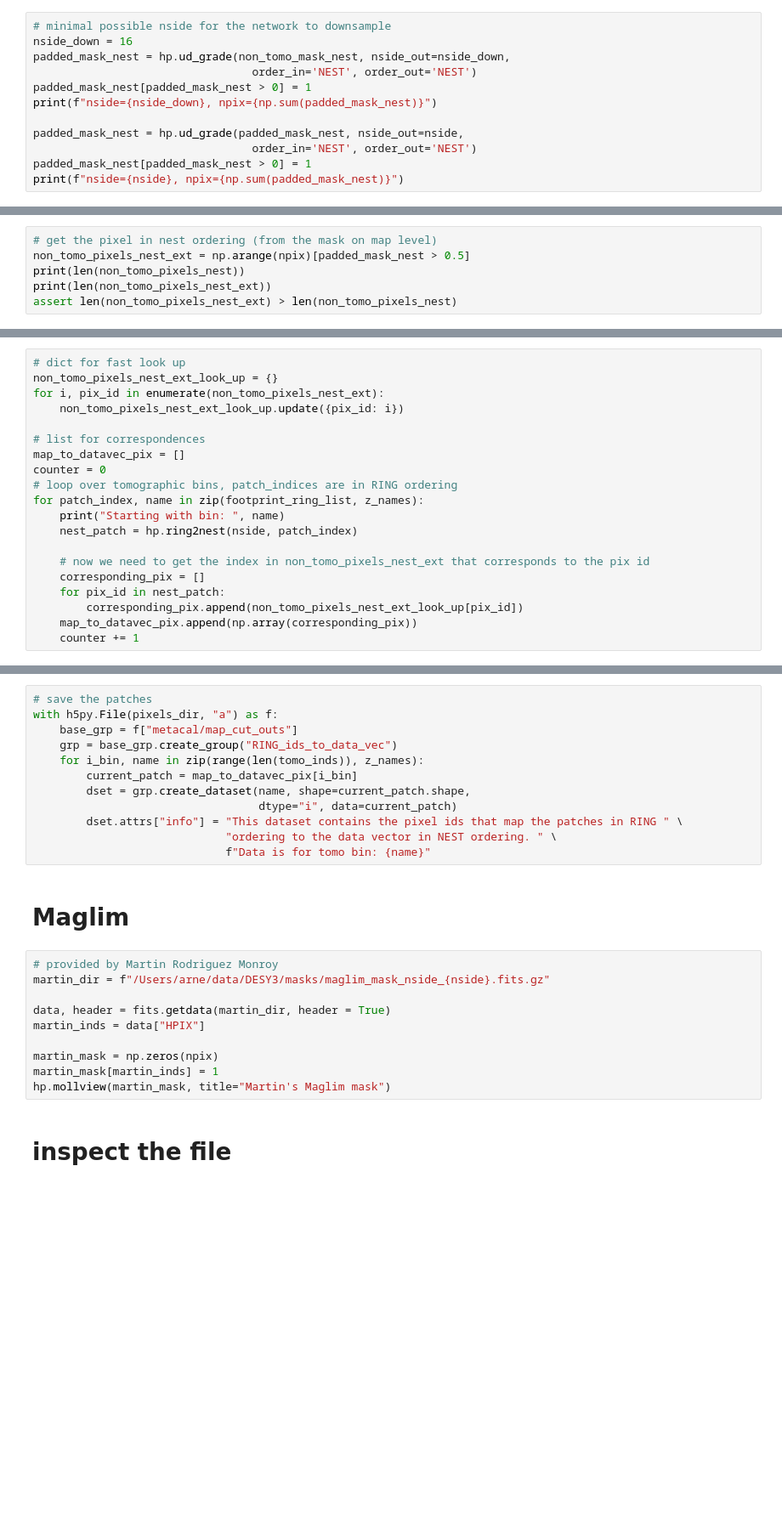
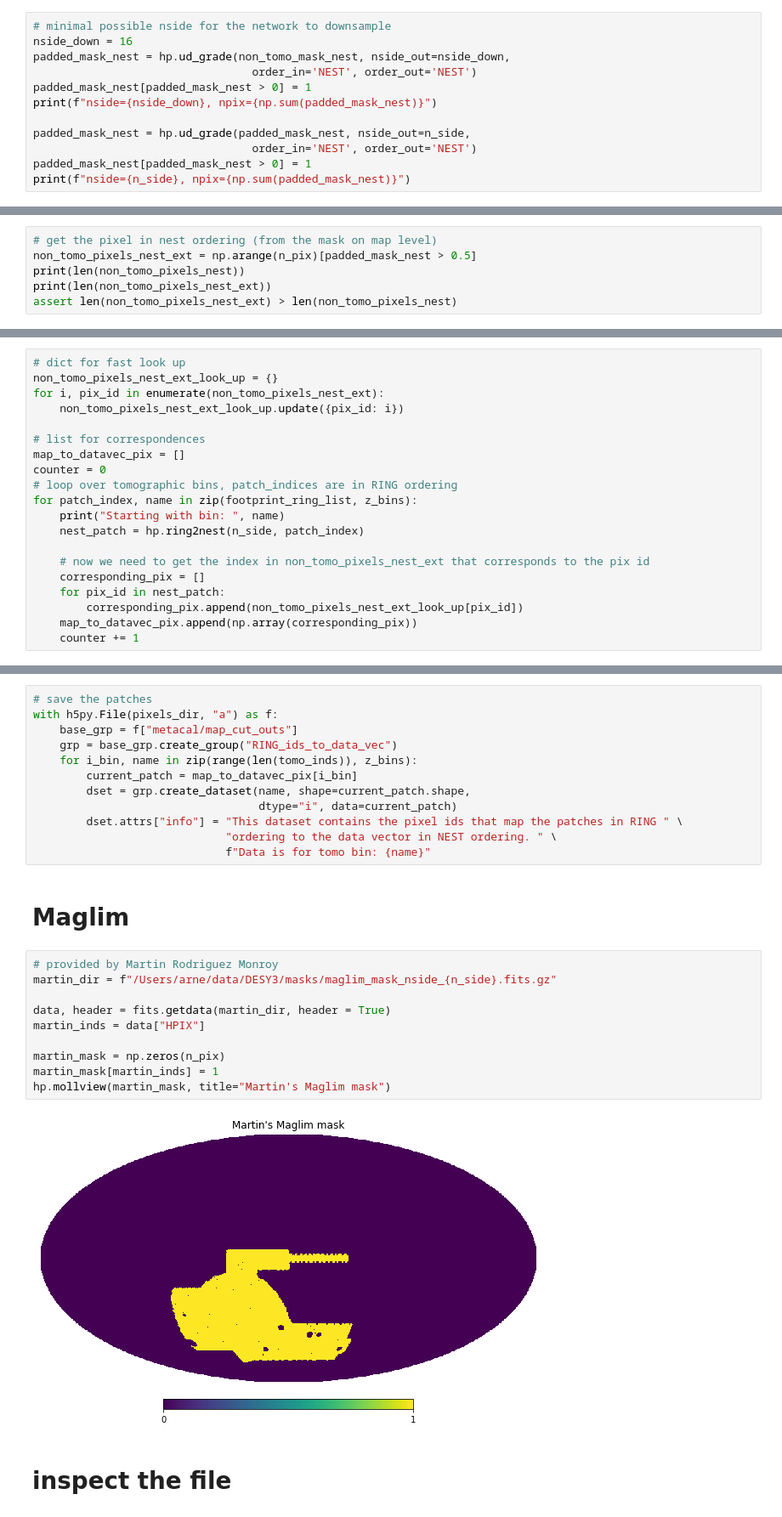
Before and after one commit to des-science/multiprobe-simulation-forward-model, a Jupyter notebook: notebooks/survey_file_gen/pixel_file.ipynb, the cells around one changed output, grey strips where cells are left out. Shown at 85% size. Cells and saved outputs as stored; diff of their text form; blank space fills up the shorter version.

```diff
--- a/notebooks/survey_file_gen/pixel_file.ipynb
+++ b/notebooks/survey_file_gen/pixel_file.ipynb
@@ -345,10 +355,10 @@ padded_mask_nest = hp.ud_grade(non_tomo_mask_nest, nside_out=nside_down,
 padded_mask_nest[padded_mask_nest > 0] = 1
 print(f"nside={nside_down}, npix={np.sum(padded_mask_nest)}")
 
-padded_mask_nest = hp.ud_grade(padded_mask_nest, nside_out=nside,
+padded_mask_nest = hp.ud_grade(padded_mask_nest, nside_out=n_side,
                                  order_in='NEST', order_out='NEST')
 padded_mask_nest[padded_mask_nest > 0] = 1
-print(f"nside={nside}, npix={np.sum(padded_mask_nest)}")
+print(f"nside={n_side}, npix={np.sum(padded_mask_nest)}")
 # %% [output]
 nside=16, npix=453.0
 nside=512, npix=463872.0
@@ -359,7 +369,7 @@ hp.mollview(padded_mask_nest, nest=True, title="padded non tomographic mask", cb
 [figure]
 # %%
 # get the pixel in nest ordering (from the mask on map level)
-non_tomo_pixels_nest_ext = np.arange(npix)[padded_mask_nest > 0.5]
+non_tomo_pixels_nest_ext = np.arange(n_pix)[padded_mask_nest > 0.5]
 print(len(non_tomo_pixels_nest))
 print(len(non_tomo_pixels_nest_ext))
 assert len(non_tomo_pixels_nest_ext) > len(non_tomo_pixels_nest)
@@ -391,9 +401,9 @@ for i, pix_id in enumerate(non_tomo_pixels_nest_ext):
 map_to_datavec_pix = []
 counter = 0
 # loop over tomographic bins, patch_indices are in RING ordering
-for patch_index, name in zip(footprint_ring_list, z_names):
+for patch_index, name in zip(footprint_ring_list, z_bins):
     print("Starting with bin: ", name)
-    nest_patch = hp.ring2nest(nside, patch_index)
+    nest_patch = hp.ring2nest(n_side, patch_index)
 
     # now we need to get the index in non_tomo_pixels_nest_ext that corresponds to the pix id
     corresponding_pix = []
@@ -411,7 +421,7 @@ Starting with bin:  desy3metacal4
 with h5py.File(pixels_dir, "a") as f:
     base_grp = f["metacal/map_cut_outs"]
     grp = base_grp.create_group("RING_ids_to_data_vec")
-    for i_bin, name in zip(range(len(tomo_inds)), z_names):
+    for i_bin, name in zip(range(len(tomo_inds)), z_bins):
         current_patch = map_to_datavec_pix[i_bin]
         dset = grp.create_dataset(name, shape=current_patch.shape,
                                   dtype="i", data=current_patch)
@@ -422,14 +432,16 @@ with h5py.File(pixels_dir, "a") as f:
 # Maglim
 # %%
 # provided by Martin Rodriguez Monroy
-martin_dir = f"/Users/arne/data/DESY3/masks/maglim_mask_nside_{nside}.fits.gz"
+martin_dir = f"/Users/arne/data/DESY3/masks/maglim_mask_nside_{n_side}.fits.gz"
 
 data, header = fits.getdata(martin_dir, header = True)
 martin_inds = data["HPIX"]
 
-martin_mask = np.zeros(npix)
+martin_mask = np.zeros(n_pix)
 martin_mask[martin_inds] = 1
 hp.mollview(martin_mask, title="Martin's Maglim mask")
+# %% [output]
+[figure, added]
 # %% [markdown]
 # inspect the file
 # %%
```
Also changed, not shown: parts of 18 cells of this notebook, 3 other files.
